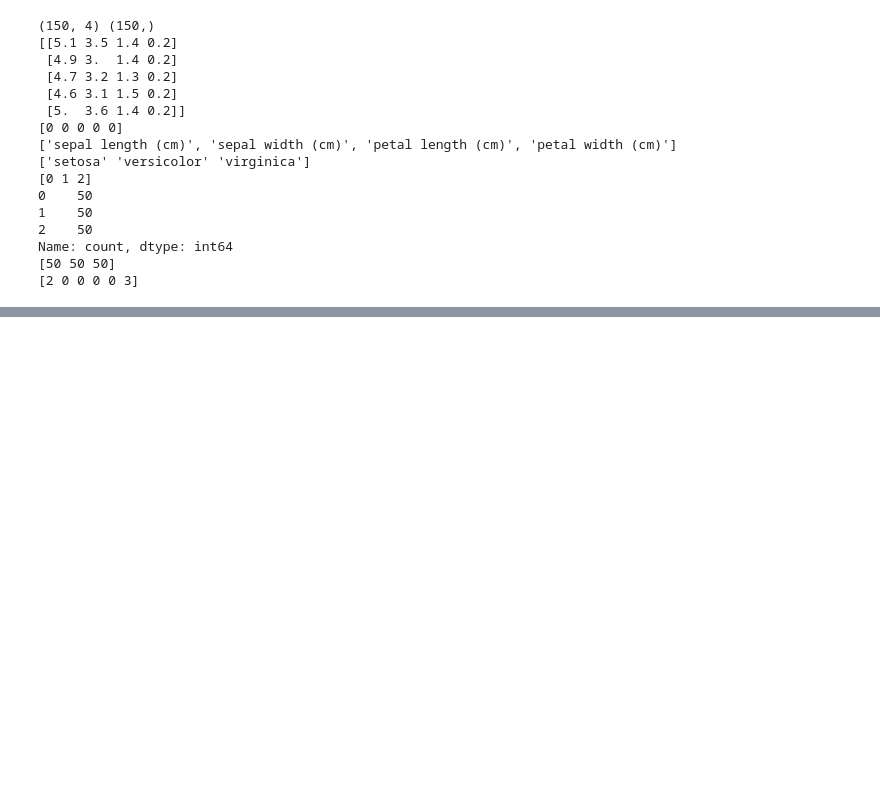
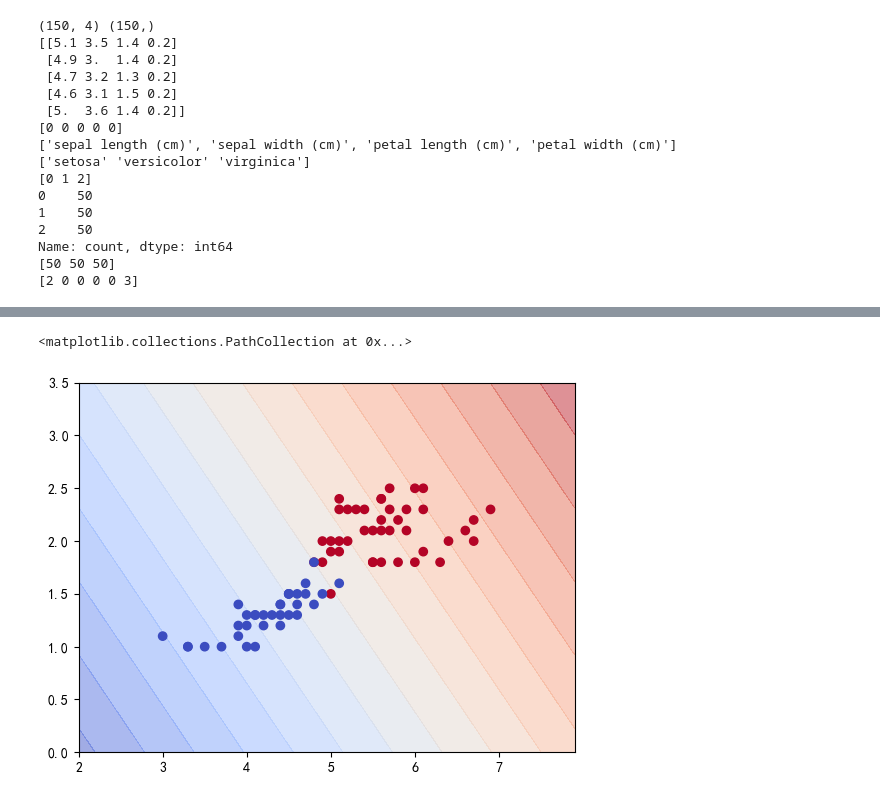
Before and after one commit to dudululv/first-python-project, a Jupyter notebook: 33 12.13/1.ipynb, the cells around one changed output, grey strips where cells are left out. Drawn from its saved outputs; the diff is of its cells as text; code cells hidden in the pictures; blank space fills up the shorter version.

```diff
--- a/33 12.13/1.ipynb
+++ b/33 12.13/1.ipynb
@@ -161,0 +143,15 @@ Text(0, 0.5, '真值/预测值')
+# %%
+from sklearn.inspection import DecisionBoundaryDisplay
+#根据模型绘制决策边界
+#estimator:需要绘制决策边界的模型
+#X:二维数组,必须具有两个特征,用于确定决策边界每个维度的范围(最小值和最大值)
+#response_method:使用模型的哪个方法作为结果绘制决策边界
+#grid_resolution:网格分辨率
+# plot_method:绘制等高线的方式
+#颜色也可以指定数值,此时必须要提供cmap,因为数值的颜色是从cmap里选择颜色
+
+DecisionBoundaryDisplay.from_estimator(lr,X_train,response_method='decision_function',grid_resolution=200,cmap=plt.cm.coolwarm,alpha=0.5,levels=20)
+plt.scatter(X_train[:,0],X_train[:,1],c=y_train,cmap=plt.cm.coolwarm)
+# %% [output]
+<matplotlib.collections.PathCollection at 0x...>
+[figure, added]
```
Also changed, not shown: parts of 9 cells of this notebook, 4 other files.
